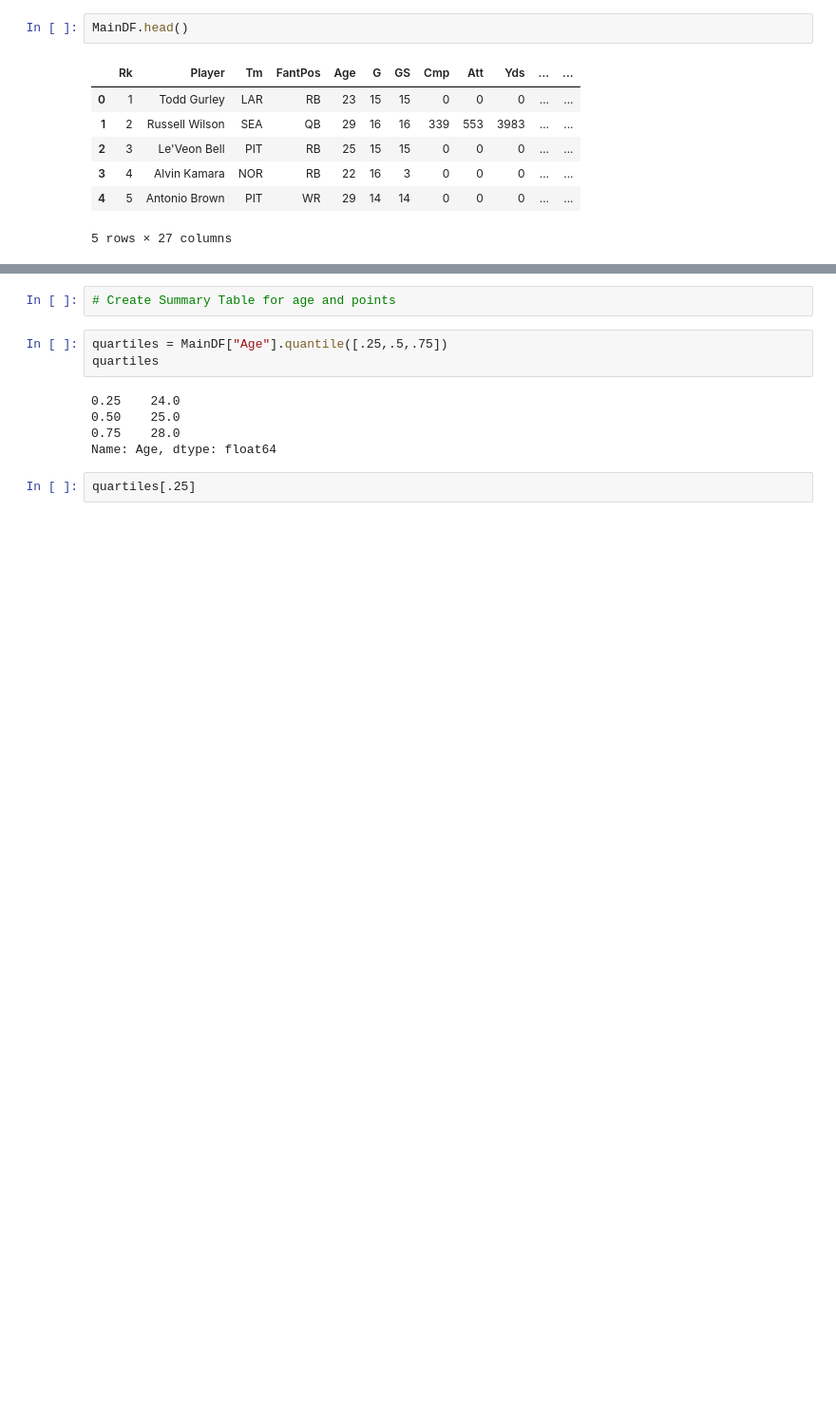
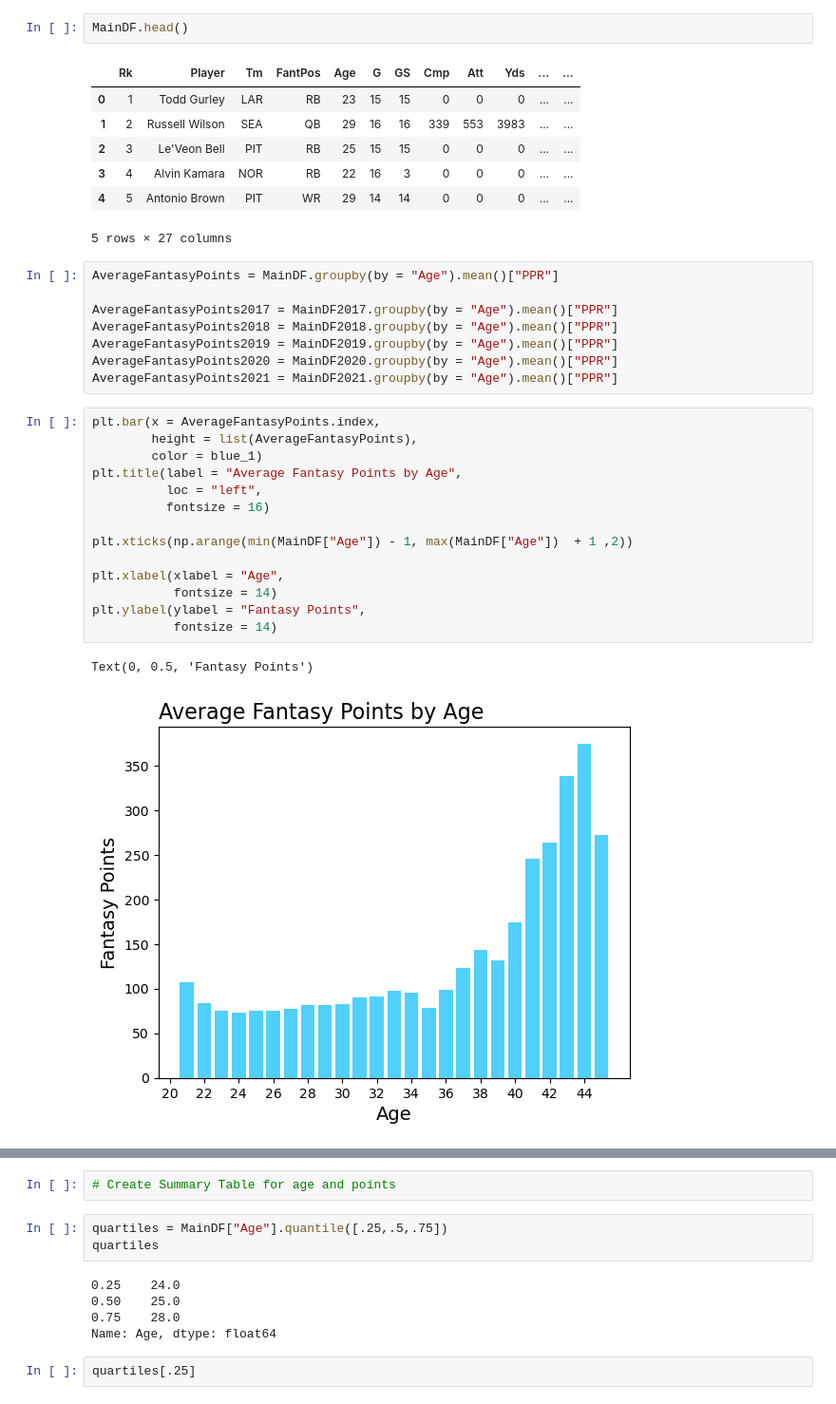
Before and after one commit to ShawnS33/fire_fantasy_project, a Jupyter notebook: fantasy_football_angel.ipynb, the cells around one changed output, grey strips where cells are left out. Shown at 95% size. Saved outputs shown, nothing was run; the diff lists cells and outputs as text; blank space fills up the shorter version.

```diff
--- a/fantasy_football_angel.ipynb
+++ b/fantasy_football_angel.ipynb
@@ -79,3 +209,28 @@ MainDF.head()
 | 3 | 4 | Alvin Kamara | NOR | RB | 22 | 16 | 3 | 0 | 0 | 0 | ... | ... |
 | 4 | 5 | Antonio Brown | PIT | WR | 29 | 14 | 14 | 0 | 0 | 0 | ... | ... |
 5 rows × 27 columns
+# %%
+AverageFantasyPoints = MainDF.groupby(by = "Age").mean()["PPR"]
+
+AverageFantasyPoints2017 = MainDF2017.groupby(by = "Age").mean()["PPR"]
+AverageFantasyPoints2018 = MainDF2018.groupby(by = "Age").mean()["PPR"]
+AverageFantasyPoints2019 = MainDF2019.groupby(by = "Age").mean()["PPR"]
+AverageFantasyPoints2020 = MainDF2020.groupby(by = "Age").mean()["PPR"]
+AverageFantasyPoints2021 = MainDF2021.groupby(by = "Age").mean()["PPR"]
+# %%
+plt.bar(x = AverageFantasyPoints.index,
+        height = list(AverageFantasyPoints),
+        color = blue_1)
+plt.title(label = "Average Fantasy Points by Age",
+          loc = "left",
+          fontsize = 16)
+
+plt.xticks(np.arange(min(MainDF["Age"]) - 1, max(MainDF["Age"])  + 1 ,2))
+
+plt.xlabel(xlabel = "Age",
+           fontsize = 14)
+plt.ylabel(ylabel = "Fantasy Points",
+           fontsize = 14)
+# %% [output]
+Text(0, 0.5, 'Fantasy Points')
+[figure, added]
```
Also changed, not shown: parts of 61 cells of this notebook.
